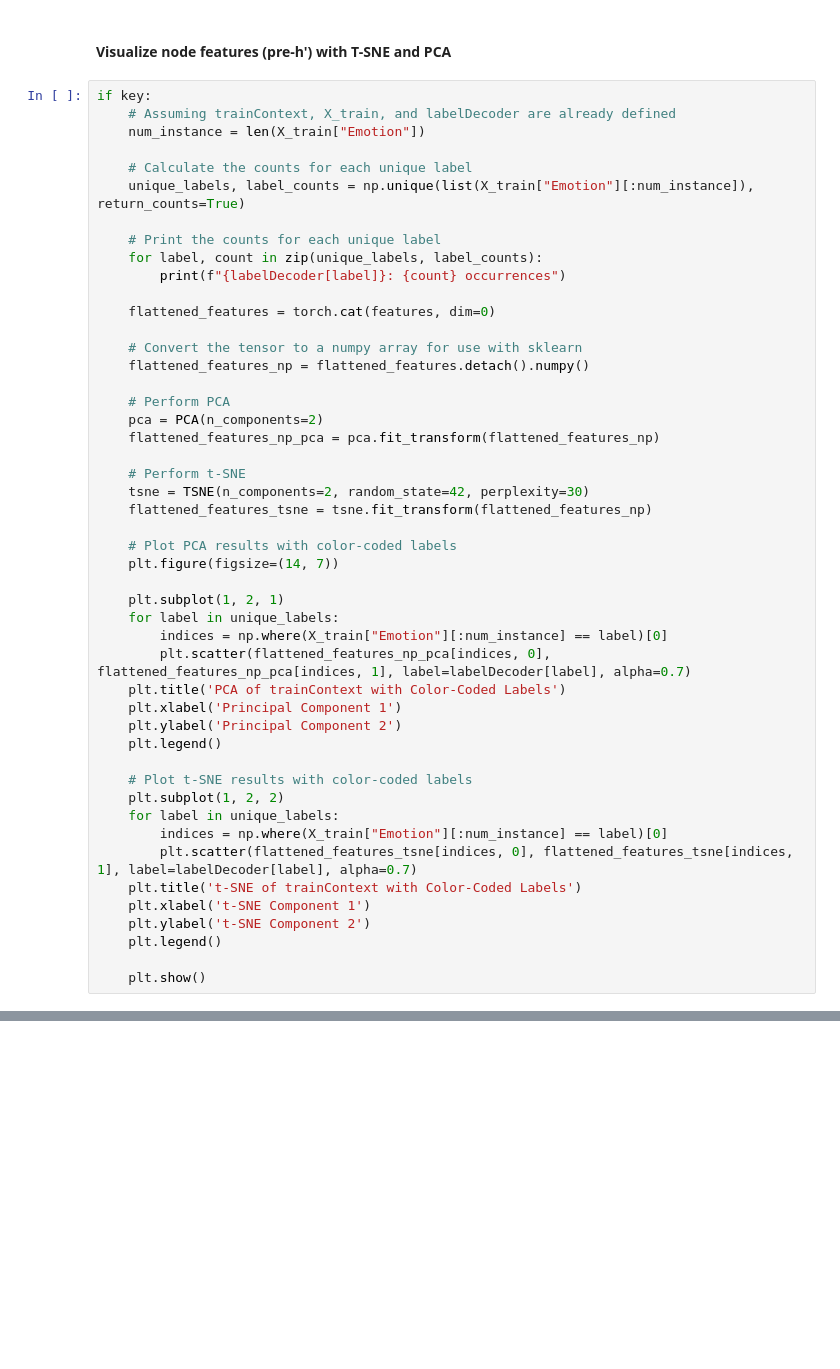
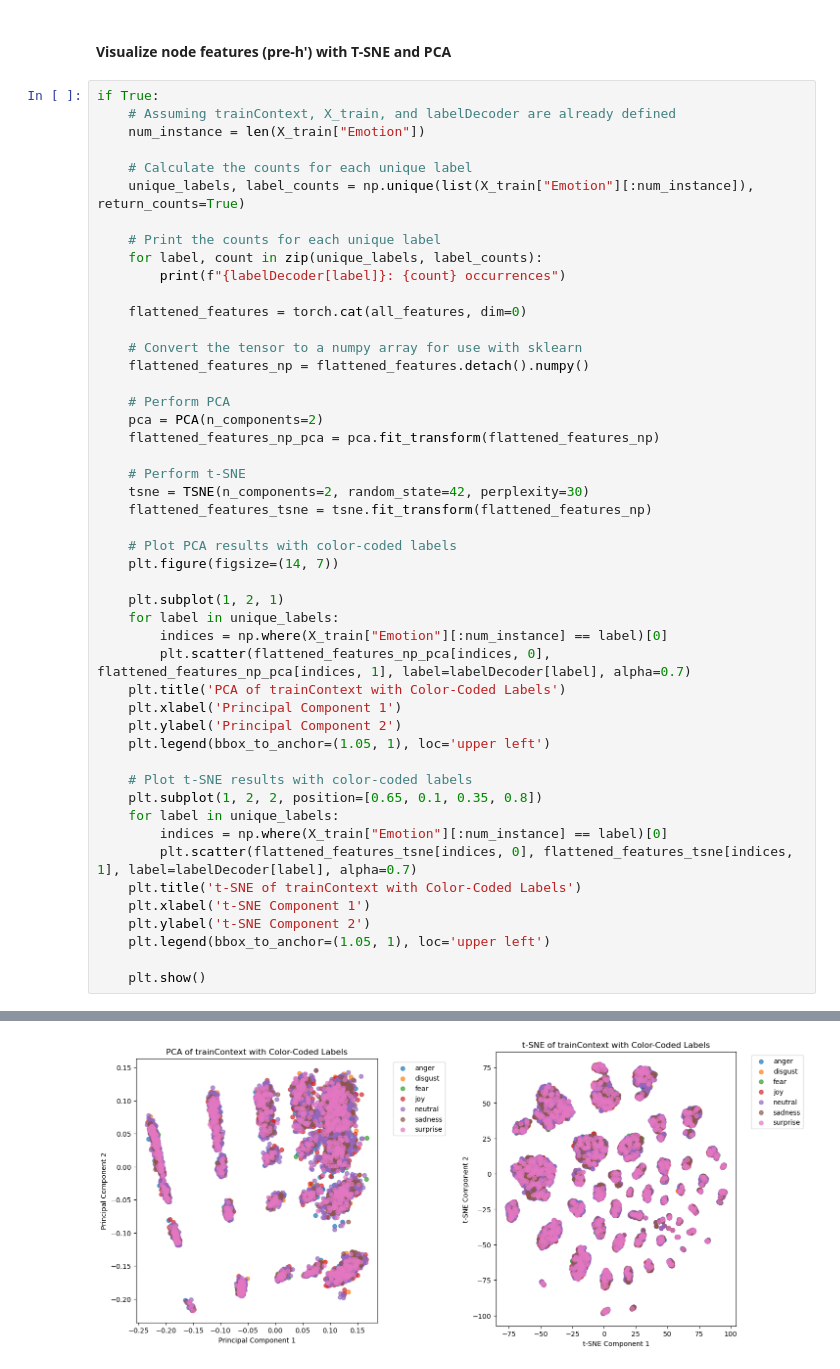
Before and after one commit to ELIJDAYO/ER_GAT, a Jupyter notebook: CNN_contextEncoder.ipynb, the cells around one changed output, grey strips where cells are left out. Drawn from its saved outputs; the diff is of its cells as text; blank space fills up the shorter version.

```diff
--- a/CNN_contextEncoder.ipynb
+++ b/CNN_contextEncoder.ipynb
@@ -1117,7 +638,7 @@ if key:
 # %% [markdown]
 <h4>Visualize node features (pre-h') with T-SNE and PCA
 # %%
-if key:
+if True:
     # Assuming trainContext, X_train, and labelDecoder are already defined
     num_instance = len(X_train["Emotion"])
 
@@ -1128,7 +649,7 @@ if key:
     for label, count in zip(unique_labels, label_counts):
         print(f"{labelDecoder[label]}: {count} occurrences")
 
-    flattened_features = torch.cat(features, dim=0)
+    flattened_features = torch.cat(all_features, dim=0)
 
     # Convert the tensor to a numpy array for use with sklearn
     flattened_features_np = flattened_features.detach().numpy()
@@ -1151,16 +672,17 @@ if key:
     plt.title('PCA of trainContext with Color-Coded Labels')
     plt.xlabel('Principal Component 1')
     plt.ylabel('Principal Component 2')
-    plt.legend()
+    plt.legend(bbox_to_anchor=(1.05, 1), loc='upper left')
 
     # Plot t-SNE results with color-coded labels
-    plt.subplot(1, 2, 2)
+    plt.subplot(1, 2, 2, position=[0.65, 0.1, 0.35, 0.8])
     for label in unique_labels:
         indices = np.where(X_train["Emotion"][:num_instance] == label)[0]
         plt.scatter(flattened_features_tsne[indices, 0], flattened_features_tsne[indices, 1], label=labelDecoder[label], alpha=0.7)
     plt.title('t-SNE of trainContext with Color-Coded Labels')
     plt.xlabel('t-SNE Component 1')
     plt.ylabel('t-SNE Component 2')
-    plt.legend()
+    plt.legend(bbox_to_anchor=(1.05, 1), loc='upper left')
 
     plt.show()
+# %% [output]
@@ -1166,0 +696 @@ if key:
+[figure, added]
```
Also changed, not shown: parts of 64 cells of this notebook, 6 other files.
